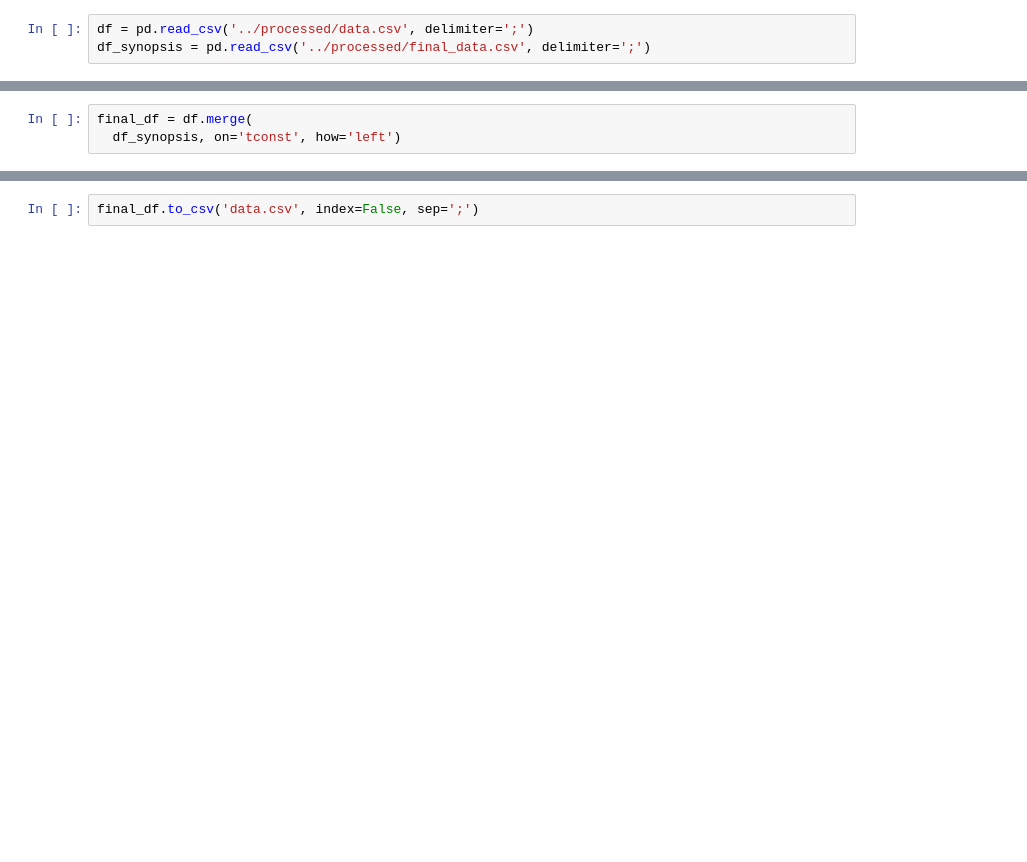
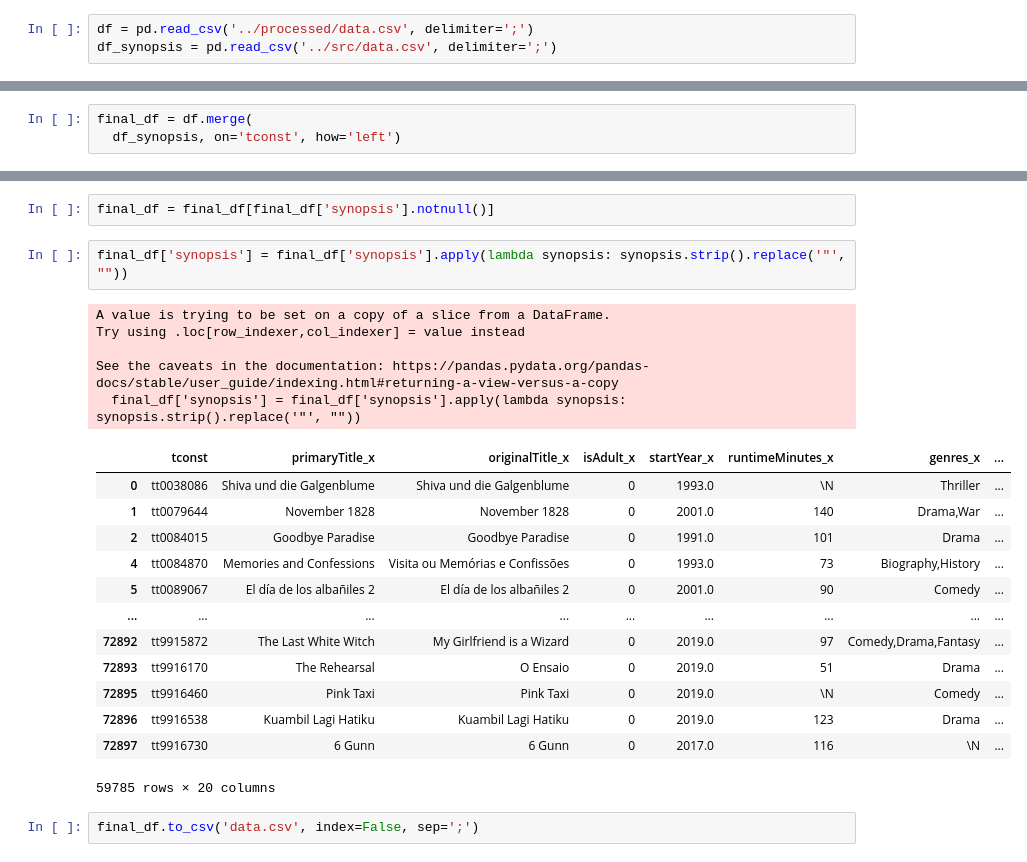
Before and after one commit to margaridav27/feup-pri, a Jupyter notebook: milestone1/notebooks/join_synopsis.ipynb, the cells around one changed output, grey strips where cells are left out. Saved outputs shown, nothing was run; the diff lists cells and outputs as text; blank space fills up the shorter version.

Commit message:
clean synopsis

```diff
--- a/milestone1/notebooks/join_synopsis.ipynb
+++ b/milestone1/notebooks/join_synopsis.ipynb
@@ -3,3 +4,3 @@ import pandas as pd
 # %%
 df = pd.read_csv('../processed/data.csv', delimiter=';')
-df_synopsis = pd.read_csv('../processed/final_data.csv', delimiter=';')
+df_synopsis = pd.read_csv('../src/data.csv', delimiter=';')
@@ -57,2 +10,25 @@ final_df
+# %%
+final_df = final_df[final_df['synopsis'].notnull()]
+# %%
+final_df['synopsis'] = final_df['synopsis'].apply(lambda synopsis: synopsis.strip().replace('"', ""))
+# %% [output]
+A value is trying to be set on a copy of a slice from a DataFrame.
+Try using .loc[row_indexer,col_indexer] = value instead
+
+See the caveats in the documentation: https://pandas.pydata.org/pandas-docs/stable/user_guide/indexing.html#returning-a-view-versus-a-copy
+  final_df['synopsis'] = final_df['synopsis'].apply(lambda synopsis: synopsis.strip().replace('"', ""))
+|  | tconst | primaryTitle_x | originalTitle_x | isAdult_x | startYear_x | runtimeMinutes_x | genres_x | ... |
+| 0 | tt0038086 | Shiva und die Galgenblume | Shiva und die Galgenblume | 0 | 1993.0 | \N | Thriller | ... |
+| 1 | tt0079644 | November 1828 | November 1828 | 0 | 2001.0 | 140 | Drama,War | ... |
+| 2 | tt0084015 | Goodbye Paradise | Goodbye Paradise | 0 | 1991.0 | 101 | Drama | ... |
+| 4 | tt0084870 | Memories and Confessions | Visita ou Memórias e Confissões | 0 | 1993.0 | 73 | Biography,History | ... |
+| 5 | tt0089067 | El día de los albañiles 2 | El día de los albañiles 2 | 0 | 2001.0 | 90 | Comedy | ... |
+| ... | ... | ... | ... | ... | ... | ... | ... | ... |
+| 72892 | tt9915872 | The Last White Witch | My Girlfriend is a Wizard | 0 | 2019.0 | 97 | Comedy,Drama,Fantasy | ... |
+| 72893 | tt9916170 | The Rehearsal | O Ensaio | 0 | 2019.0 | 51 | Drama | ... |
+| 72895 | tt9916460 | Pink Taxi | Pink Taxi | 0 | 2019.0 | \N | Comedy | ... |
+| 72896 | tt9916538 | Kuambil Lagi Hatiku | Kuambil Lagi Hatiku | 0 | 2019.0 | 123 | Drama | ... |
+| 72897 | tt9916730 | 6 Gunn | 6 Gunn | 0 | 2017.0 | 116 | \N | ... |
+59785 rows × 20 columns
 # %%
 final_df.to_csv('data.csv', index=False, sep=';')
```
Also changed, not shown: parts of 4 cells of this notebook, 4 other files.
